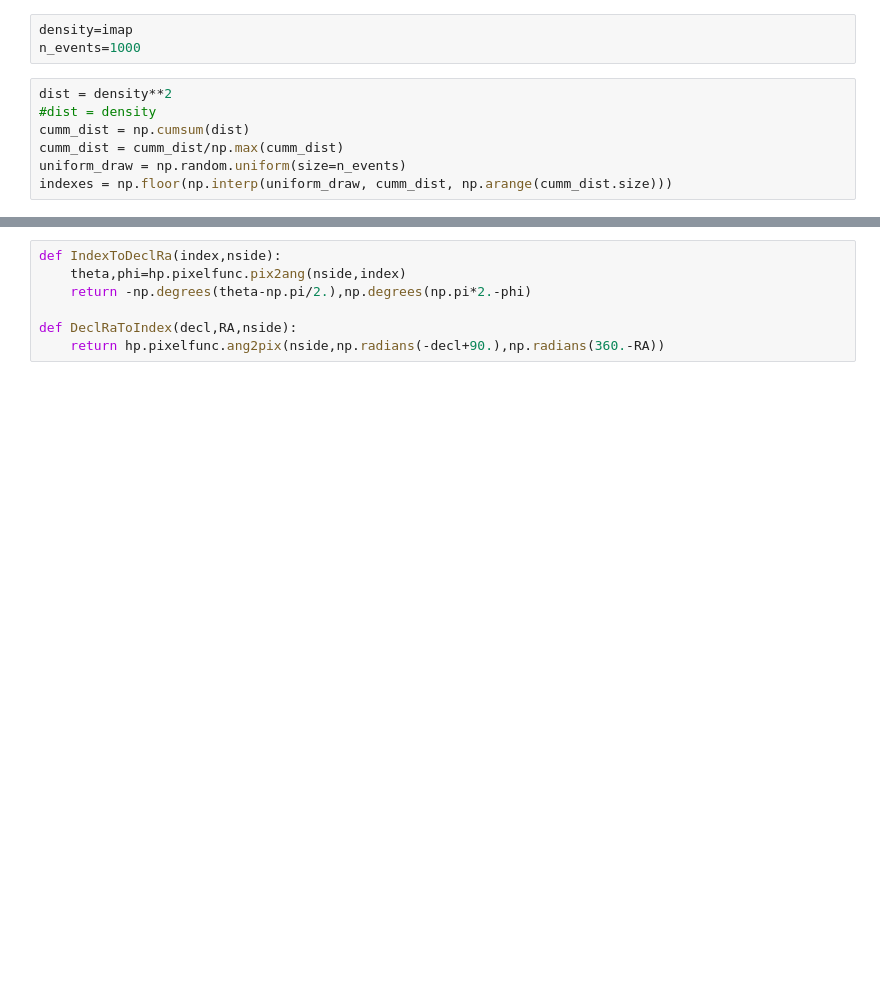
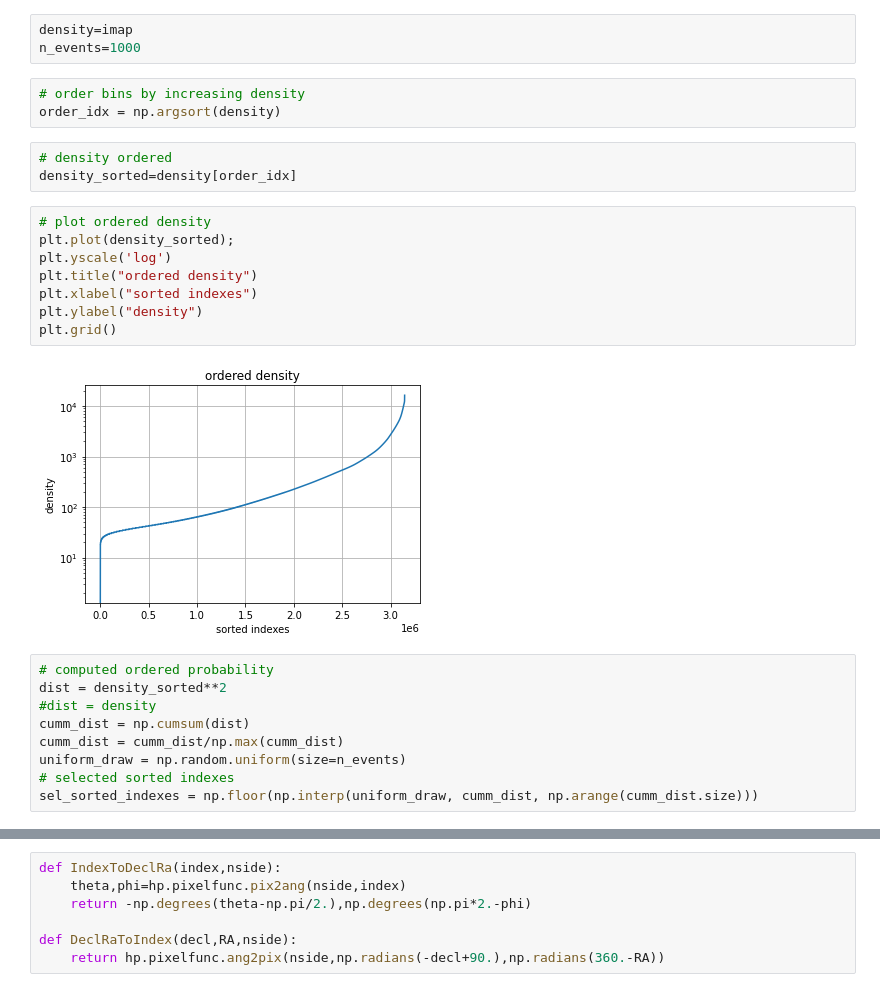
Before and after one commit to sylvielsstfr/MyGaia, a Jupyter notebook: densitymap/GenerateEvents.ipynb, the cells around one changed output, grey strips where cells are left out. Cells and saved outputs as stored; diff of their text form; blank space fills up the shorter version.

```diff
--- a/densitymap/GenerateEvents.ipynb
+++ b/densitymap/GenerateEvents.ipynb
@@ -46,10 +46,28 @@ The interval between meridians is 30 deg -0.00'.
 # %%
 density=imap
 n_events=1000
+# %%
+# order bins by increasing density
+order_idx = np.argsort(density)
+# %%
+# density ordered
+density_sorted=density[order_idx]
+# %%
+# plot ordered density
+plt.plot(density_sorted);
+plt.yscale('log')
+plt.title("ordered density")
+plt.xlabel("sorted indexes")
+plt.ylabel("density")
+plt.grid()
+# %% [output]
+[figure, added]
 # %%
-dist = density**2
+# computed ordered probability
+dist = density_sorted**2
 #dist = density
 cumm_dist = np.cumsum(dist)
 cumm_dist = cumm_dist/np.max(cumm_dist)
 uniform_draw = np.random.uniform(size=n_events)
-indexes = np.floor(np.interp(uniform_draw, cumm_dist, np.arange(cumm_dist.size)))
+# selected sorted indexes
+sel_sorted_indexes = np.floor(np.interp(uniform_draw, cumm_dist, np.arange(cumm_dist.size)))
```
Also changed, not shown: parts of 12 cells of this notebook, 1 other file.
